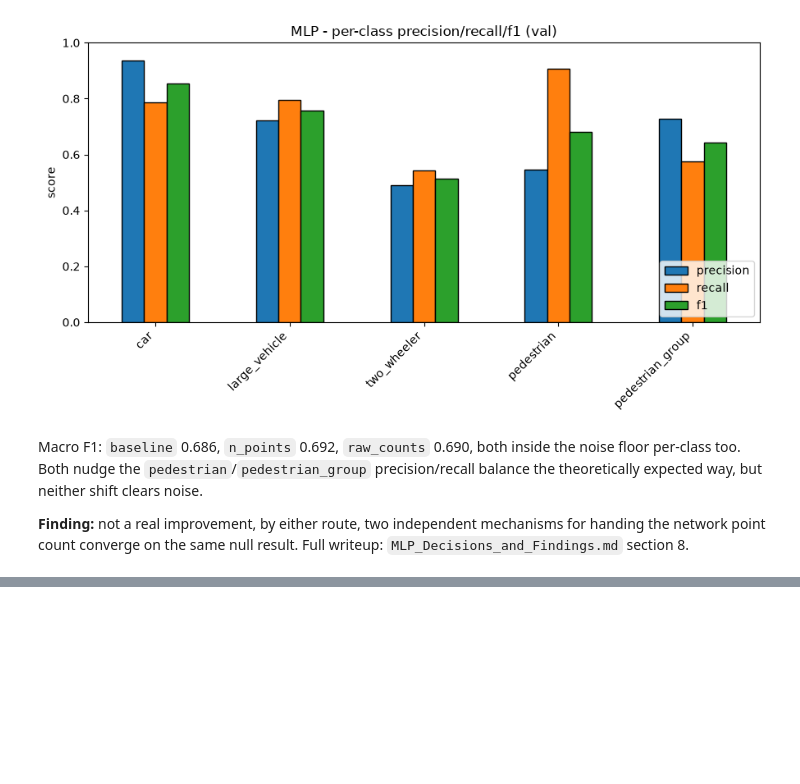
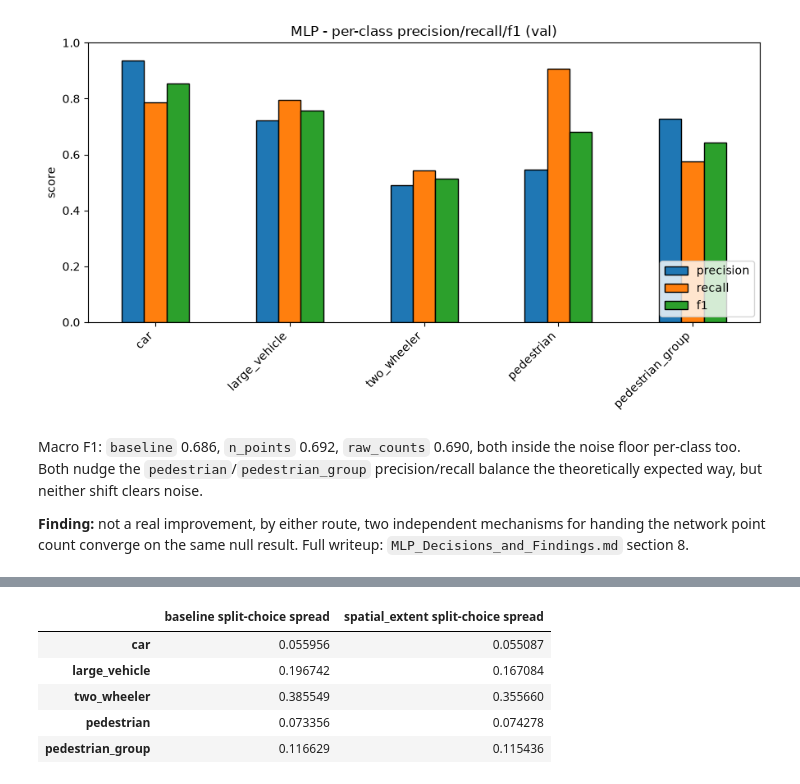
Before and after one commit to brunopinto900/radar-ml-autonomous-driving, a Jupyter notebook: notebooks/mlp_ablations.ipynb, the cells around one changed output, grey strips where cells are left out. Cells and saved outputs as stored; diff of their text form; code cells hidden in the pictures; blank space fills up the shorter version.

```diff
--- a/notebooks/mlp_ablations.ipynb
+++ b/notebooks/mlp_ablations.ipynb
@@ -378,0 +428,20 @@ Macro F1: `baseline` 0.686, `n_points` 0.692, `raw_counts` 0.690, both inside th
+# %%
+# loads cached fold results for both feature sets - no retraining
+spatial_extent_split_per_class = {}
+for i in range(6):
+    d = json.loads((MLP_DIR / "split_search_spatial_extent" / f"fold_{i}" / "mlp_val_metrics.json").read_text())
+    spatial_extent_split_per_class[f"fold_{i}"] = {c: d[c]["f1"] for c in baseline_metrics.index}
+spatial_extent_split_class_df = pd.DataFrame(spatial_extent_split_per_class).T
+spatial_extent_split_spread = spatial_extent_split_class_df.max() - spatial_extent_split_class_df.min()
+
+pd.DataFrame({
+    "baseline split-choice spread": split_spread,
+    "spatial_extent split-choice spread": spatial_extent_split_spread,
+})
+# %% [output]
+|  | baseline split-choice spread | spatial_extent split-choice spread |
+| car | 0.055956 | 0.055087 |
+| large_vehicle | 0.196742 | 0.167084 |
+| two_wheeler | 0.385549 | 0.355660 |
+| pedestrian | 0.073356 | 0.074278 |
+| pedestrian_group | 0.116629 | 0.115436 |
```
Also changed, not shown: parts of 6 cells of this notebook, 4 other files.
